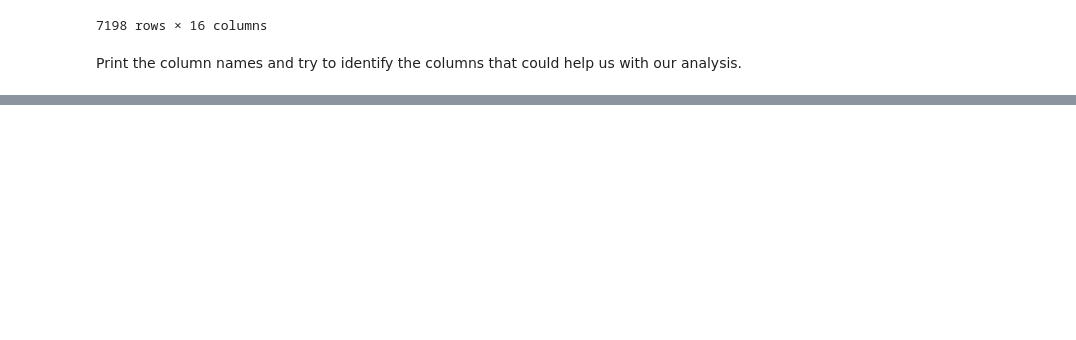
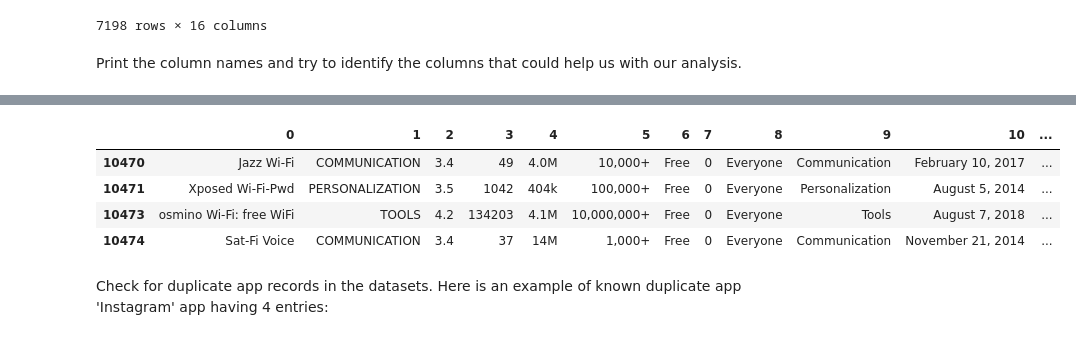
Before and after one commit to FisheyJay/MobileAppDevAnalysis, a Jupyter notebook: Guided Project_ Profitable App Profiles for the App Store and Google Play Markets-v1.1/Basics.ipynb, the cells around one changed output, grey strips where cells are left out. Cells and saved outputs as stored; diff of their text form; code cells hidden in the pictures; blank space fills up the shorter version.

```diff
--- a/Guided Project_ Profitable App Profiles for the App Store and Google Play Markets-v1.1/Basics.ipynb
+++ b/Guided Project_ Profitable App Profiles for the App Store and Google Play Markets-v1.1/Basics.ipynb
@@ -218,0 +249,14 @@ df_android_apps_data.describe()
+# %%
+df_android_apps_data.drop(axis=0, index=10472, inplace=True)
+# %%
+data_slice = df_android_apps_data[10470:10474]
+data_slice
+# %% [output]
+|  | 0 | 1 | 2 | 3 | 4 | 5 | 6 | 7 | 8 | 9 | 10 | ... |
+| 10470 | Jazz Wi-Fi | COMMUNICATION | 3.4 | 49 | 4.0M | 10,000+ | Free | 0 | Everyone | Communication | February 10, 2017 | ... |
+| 10471 | Xposed Wi-Fi-Pwd | PERSONALIZATION | 3.5 | 1042 | 404k | 100,000+ | Free | 0 | Everyone | Personalization | August 5, 2014 | ... |
+| 10473 | osmino Wi-Fi: free WiFi | TOOLS | 4.2 | 134203 | 4.1M | 10,000,000+ | Free | 0 | Everyone | Tools | August 7, 2018 | ... |
+| 10474 | Sat-Fi Voice | COMMUNICATION | 3.4 | 37 | 14M | 1,000+ | Free | 0 | Everyone | Communication | November 21, 2014 | ... |
+# %% [markdown]
+Check for duplicate app records in the datasets.
+Here is an example of known duplicate app 'Instagram' app having 4 entries:
```
Also changed, not shown: parts of 20 cells of this notebook, 1 other file.
